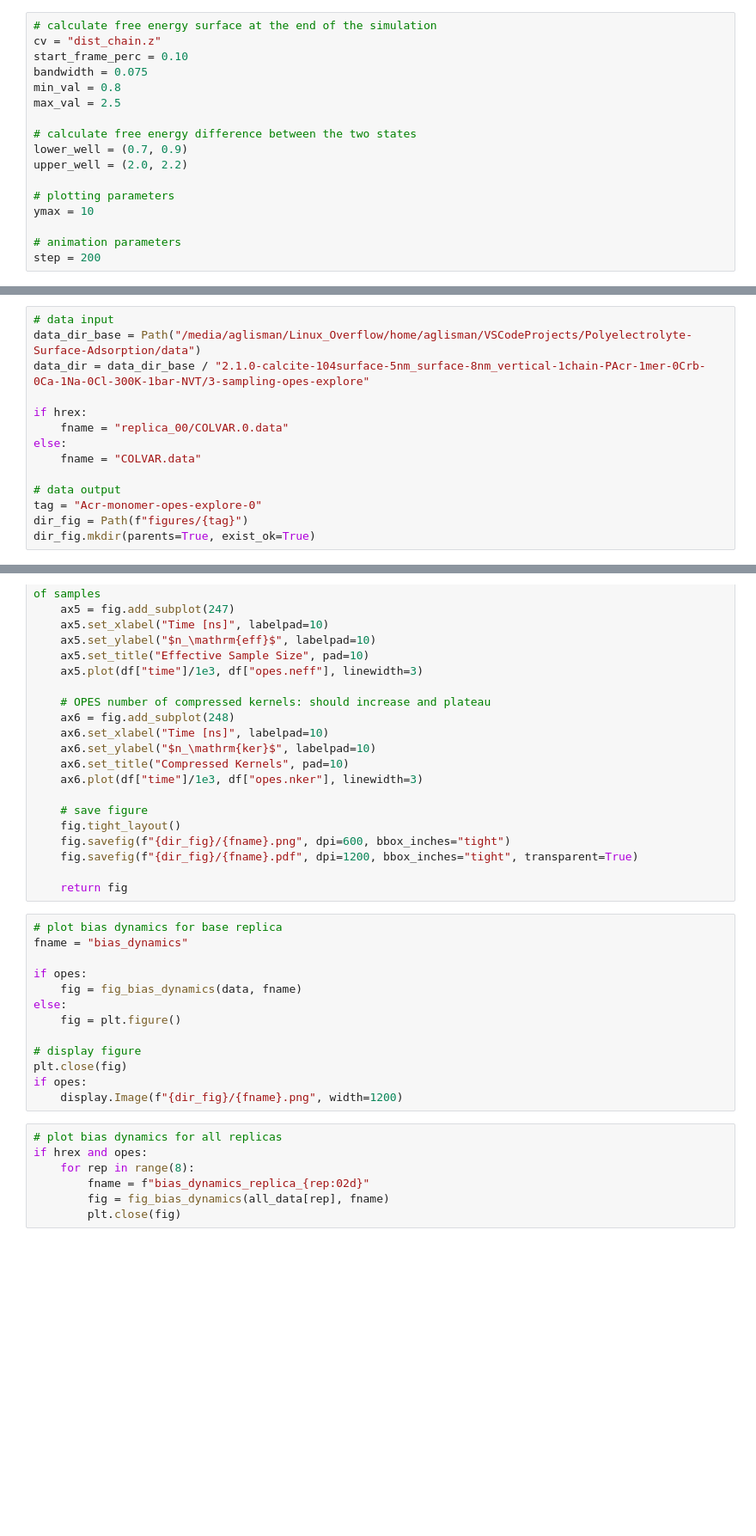
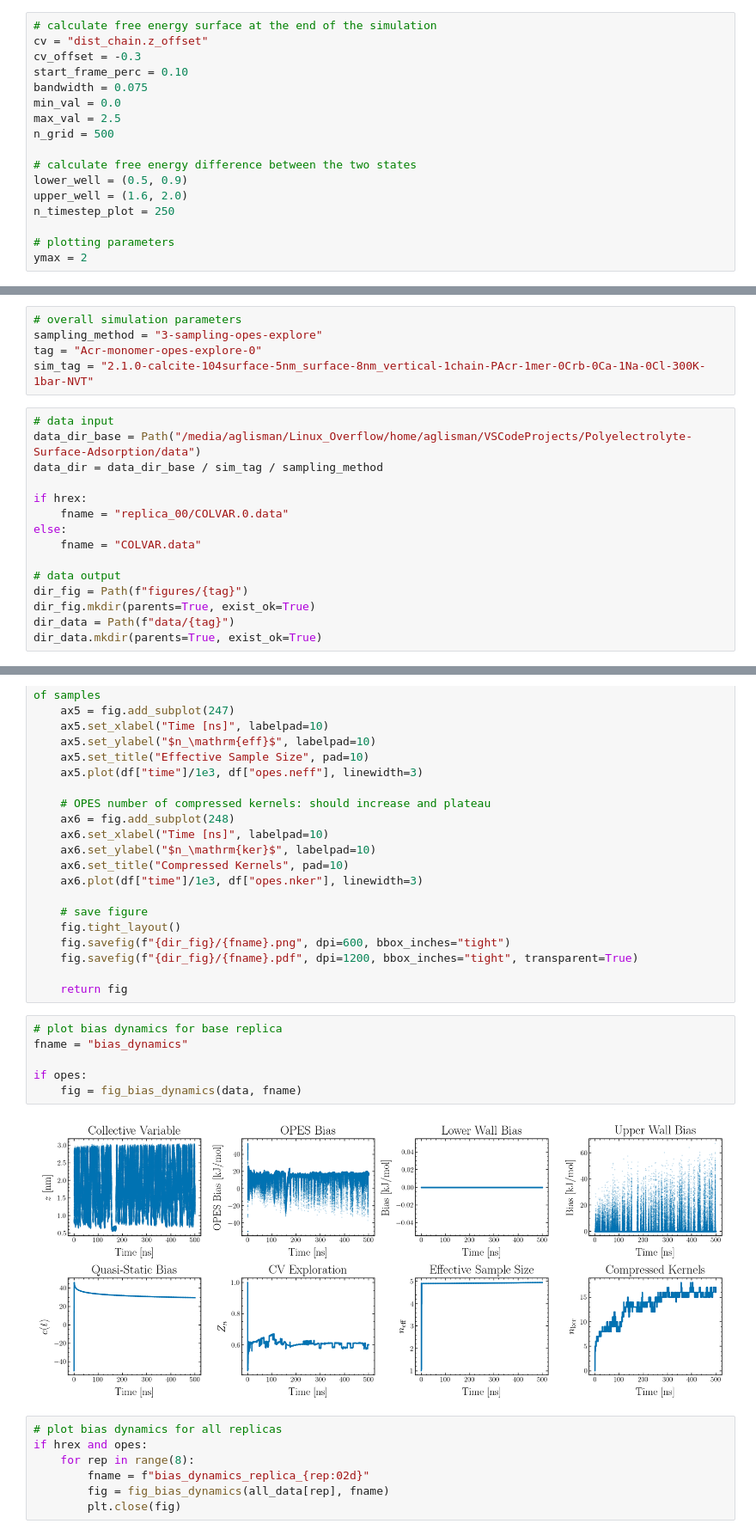
Before and after one commit to CarvFS/Analysis-Polyelectrolyte-Surface-Adsorption, a Jupyter notebook: analysis/2-monomer-binding/Acr_0.ipynb, the cells around one changed output, grey strips where cells are left out. Shown at 86% size. Saved outputs shown, nothing was run; the diff lists cells and outputs as text; blank space fills up the shorter version.

Commit message:
ran all monomer simulations

```diff
--- a/analysis/2-monomer-binding/Acr_0.ipynb
+++ b/analysis/2-monomer-binding/Acr_0.ipynb
@@ -61,27 +61,32 @@ hrex = False
 opes = True
 # %%
 # calculate free energy surface at the end of the simulation
-cv = "dist_chain.z"
+cv = "dist_chain.z_offset"
+cv_offset = -0.3
 start_frame_perc = 0.10
 bandwidth = 0.075
-min_val = 0.8
+min_val = 0.0
 max_val = 2.5
+n_grid = 500
 
 # calculate free energy difference between the two states
-lower_well = (0.7, 0.9)
-upper_well = (2.0, 2.2)
+lower_well = (0.5, 0.9)
+upper_well = (1.6, 2.0)
+n_timestep_plot = 250
 
 # plotting parameters
-ymax = 10
-
-# animation parameters
-step = 200
+ymax = 2
 # %% [markdown]
 ### Data location
+# %%
+# overall simulation parameters
+sampling_method = "3-sampling-opes-explore"
+tag = "Acr-monomer-opes-explore-0"
+sim_tag = "2.1.0-calcite-104surface-5nm_surface-8nm_vertical-1chain-PAcr-1mer-0Crb-0Ca-1Na-0Cl-300K-1bar-NVT"
 # %%
 # data input
 data_dir_base = Path("/media/aglisman/Linux_Overflow/home/aglisman/VSCodeProjects/Polyelectrolyte-Surface-Adsorption/data")
-data_dir = data_dir_base / "2.1.0-calcite-104surface-5nm_surface-8nm_vertical-1chain-PAcr-1mer-0Crb-0Ca-1Na-0Cl-300K-1bar-NVT/3-sampling-opes-explore"
+data_dir = data_dir_base / sim_tag / sampling_method
 
 if hrex:
     fname = "replica_00/COLVAR.0.data"
@@ -89,9 +94,10 @@ else:
     fname = "COLVAR.data"
 
 # data output
-tag = "Acr-monomer-opes-explore-0"
 dir_fig = Path(f"figures/{tag}")
 dir_fig.mkdir(parents=True, exist_ok=True)
+dir_data = Path(f"data/{tag}")
+dir_data.mkdir(parents=True, exist_ok=True)
 # %% [markdown]
 ## Load data
 # %%
@@ -309,16 +321,11 @@ def fig_bias_dynamics(df: pd.DataFrame, fname: str) -> plt.Figure:
 # %%
 # plot bias dynamics for base replica
 fname = "bias_dynamics"
 
 if opes:
     fig = fig_bias_dynamics(data, fname)
-else:
-    fig = plt.figure()
-
-# display figure
-plt.close(fig)
-if opes:
-    display.Image(f"{dir_fig}/{fname}.png", width=1200)
+# %% [output]
+[figure, added]
 # %%
 # plot bias dynamics for all replicas
 if hrex and opes:
```
Also changed, not shown: parts of 16 cells of this notebook, 3 other files.
